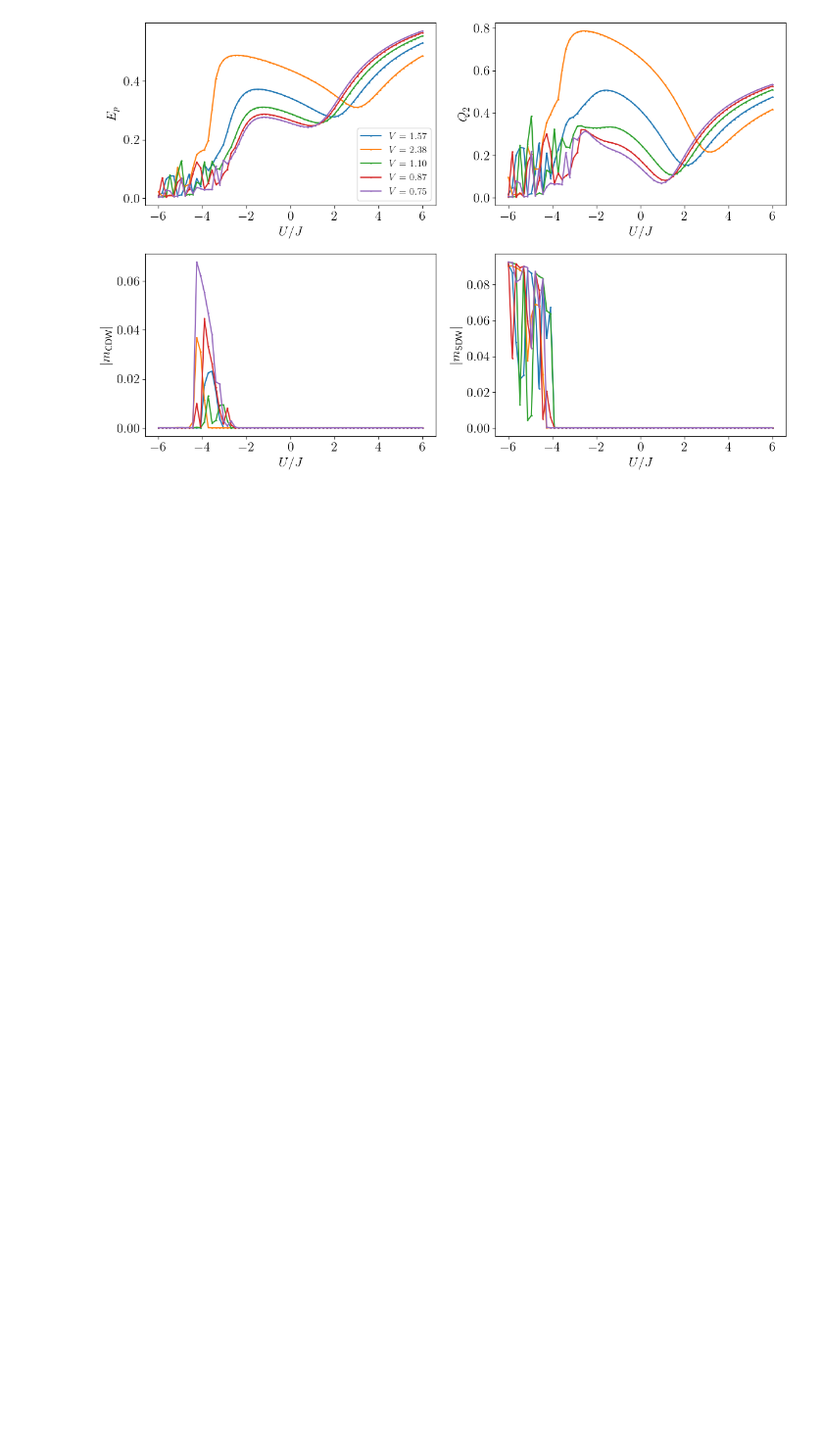
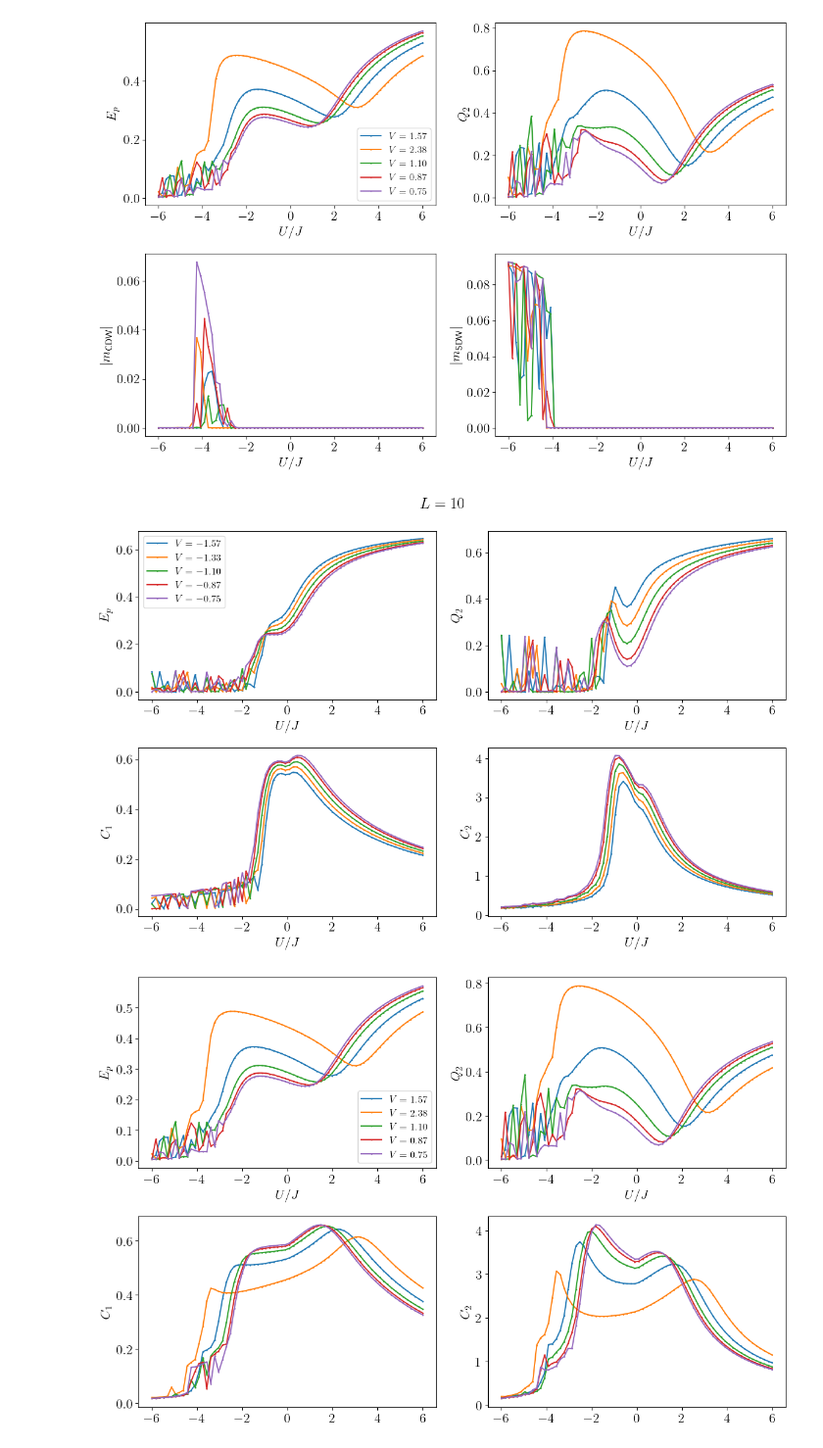
Before and after one commit to FelipePicoli/Extended_Hubbard_Model, a Jupyter notebook: notebooks/EHM_phase_diagram.ipynb, the cells around one changed output. Shown at 98% size. Saved outputs shown, nothing was run; the diff lists cells and outputs as text; code cells hidden in the pictures; blank space fills up the shorter version.

```diff
--- a/notebooks/EHM_phase_diagram.ipynb
+++ b/notebooks/EHM_phase_diagram.ipynb
@@ -331,6 +331,62 @@ plt.show()
 # %% [output]
 [figure]
 [figure]
+# %%
+fig, ax = plt.subplots(2, 2, figsize=(12, 8))
+plt.suptitle(f"$L = {L}$")
+
+for V_target in V_targets_negatives:
+    i_V_fixed = np.argmin(np.abs(V_vals - V_target))
+    ax[0, 0].plot(U_vals,   E_p[:, i_V_fixed], 'o-', markersize=0.9,  label=fr"$V={V_vals[i_V_fixed]:.2f}$")
+    ax[0, 1].plot(U_vals,   Q_2[:, i_V_fixed], 'o-', markersize=0.9)
+    ax[1, 0].plot(U_vals,   quantum_coherence_1[:, i_V_fixed], 'o-', markersize=0.9)
+    ax[1, 1].plot(U_vals,   quantum_coherence_2[:, i_V_fixed], 'o-', markersize=0.9)
+
+ax[0, 0].set_xlabel(r"$U / J$")
+ax[0, 1].set_xlabel(r"$U / J$")
+ax[1, 0].set_xlabel(r"$U / J$")
+ax[1, 1].set_xlabel(r"$U / J$")
+
+ax[0, 0].set_ylabel(r"$E_p$")
+ax[0, 1].set_ylabel(r"$Q_2$")
+ax[1, 0].set_ylabel(r"$C_1$")
+ax[1, 1].set_ylabel(r"$C_2$")
+
+ax[0, 0].legend(fontsize=12)
+
+plt.tight_layout()
+fig.savefig(f"{figures_path}/{model}_{exec}/entanglement_measures_={L}_fixed_V_negative_.png", dpi = 500, bbox_inches='tight')
+plt.show()
+
+fig, ax = plt.subplots(2, 2, figsize=(12, 8))
+ # plt.suptitle(f"$L = {L}$")
+
+for V_target in V_targets_positives:
+    i_V_fixed = np.argmin(np.abs(V_vals - V_target))
+    ax[0, 0].plot(U_vals,   E_p[:, i_V_fixed], 'o-', markersize=0.9,  label=fr"$V={V_vals[i_V_fixed]:.2f}$")
+    ax[0, 1].plot(U_vals,   Q_2[:, i_V_fixed], 'o-', markersize=0.9)
+    ax[1, 0].plot(U_vals, quantum_coherence_1[:, i_V_fixed], 'o-', markersize=0.9)
+    ax[1, 1].plot(U_vals, quantum_coherence_2[:, i_V_fixed], 'o-', markersize=0.9)
+
+
+ax[0, 0].set_ylabel(r"$E_p$")
+ax[0, 1].set_ylabel(r"$Q_2$")
+ax[1, 0].set_ylabel(r"$|m_{\text{CDW}}|$")
+ax[1, 1].set_ylabel(r"$|m_{\text{SDW}}|$")
+
+ax[0, 0].set_xlabel(r"$U / J$")
+ax[0, 1].set_xlabel(r"$U / J$")
+ax[1, 0].set_ylabel(r"$C_1$")
+ax[1, 1].set_ylabel(r"$C_2$")
+
+ax[0, 0].legend(fontsize=12)
+
+plt.tight_layout()
+fig.savefig(f"{figures_path}/{model}_{exec}/entanglement_measures_={L}_fixed_V_positive_.png", dpi = 500, bbox_inches='tight')
+plt.show()
+# %% [output]
+[figure, added]
+[figure, added]
 # %%
 fig, ax = plt.subplots(2, 2, figsize=(12, 8))
 # plt.suptitle(f"$L = {L}$")
```
Also changed, not shown: parts of 7 cells of this notebook, 6 other files.
